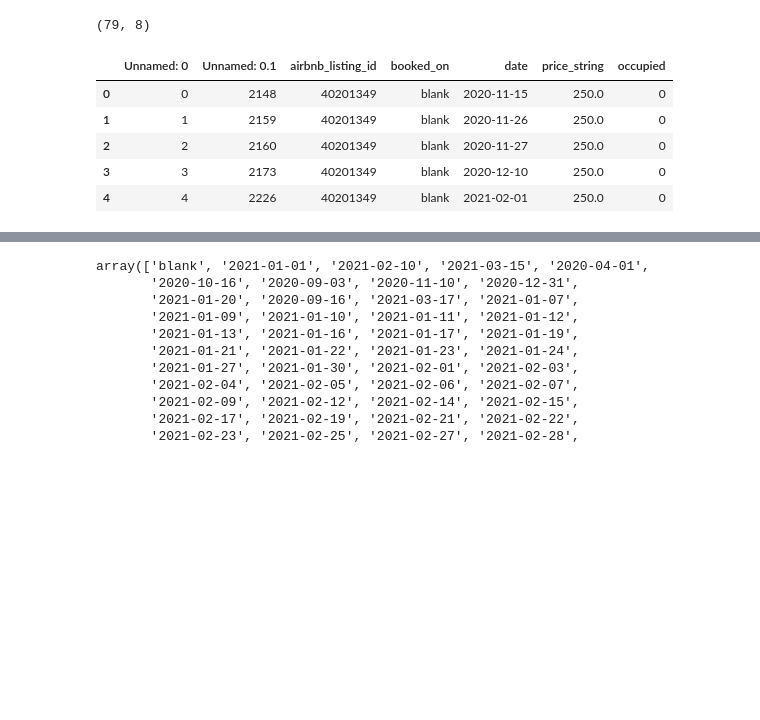
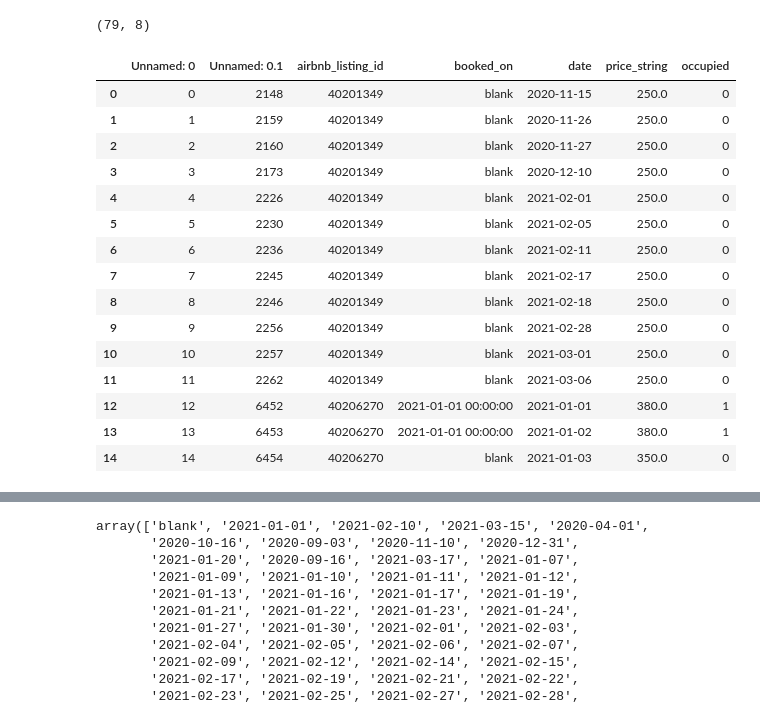
Before and after one commit to carneiroRomulo/SeazoneChallenge, a Jupyter notebook: Challenge.ipynb, the cells around one changed output, grey strips where cells are left out. Cells and saved outputs as stored; diff of their text form; code cells hidden in the pictures; blank space fills up the shorter version.

```diff
--- a/Challenge.ipynb
+++ b/Challenge.ipynb
@@ -99,11 +99,21 @@ df2_details[df2_details.number_of_bedrooms>3].shape
 df2_details = df2_details[(df2_details.number_of_bedrooms<4) & (df2_details.number_of_bathrooms<4)]
 # %%
-# View the structure of the 'priceav.csv' dataset
-raw_priceav_df.head()
+# Visualiza a estrutura do dataset 'priceav.csv'
+raw_priceav_df.head(15)
 # %% [output]
 |  | Unnamed: 0 | Unnamed: 0.1 | airbnb_listing_id | booked_on | date | price_string | occupied |
 | 0 | 0 | 2148 | 40201349 | blank | 2020-11-15 | 250.0 | 0 |
 | 1 | 1 | 2159 | 40201349 | blank | 2020-11-26 | 250.0 | 0 |
 | 2 | 2 | 2160 | 40201349 | blank | 2020-11-27 | 250.0 | 0 |
 | 3 | 3 | 2173 | 40201349 | blank | 2020-12-10 | 250.0 | 0 |
 | 4 | 4 | 2226 | 40201349 | blank | 2021-02-01 | 250.0 | 0 |
+| 5 | 5 | 2230 | 40201349 | blank | 2021-02-05 | 250.0 | 0 |
+| 6 | 6 | 2236 | 40201349 | blank | 2021-02-11 | 250.0 | 0 |
+| 7 | 7 | 2245 | 40201349 | blank | 2021-02-17 | 250.0 | 0 |
+| 8 | 8 | 2246 | 40201349 | blank | 2021-02-18 | 250.0 | 0 |
+| 9 | 9 | 2256 | 40201349 | blank | 2021-02-28 | 250.0 | 0 |
+| 10 | 10 | 2257 | 40201349 | blank | 2021-03-01 | 250.0 | 0 |
+| 11 | 11 | 2262 | 40201349 | blank | 2021-03-06 | 250.0 | 0 |
+| 12 | 12 | 6452 | 40206270 | 2021-01-01 00:00:00 | 2021-01-01 | 380.0 | 1 |
+| 13 | 13 | 6453 | 40206270 | 2021-01-01 00:00:00 | 2021-01-02 | 380.0 | 1 |
+| 14 | 14 | 6454 | 40206270 | blank | 2021-01-03 | 350.0 | 0 |
```
Also changed, not shown: parts of 62 cells of this notebook, 6 other files.
